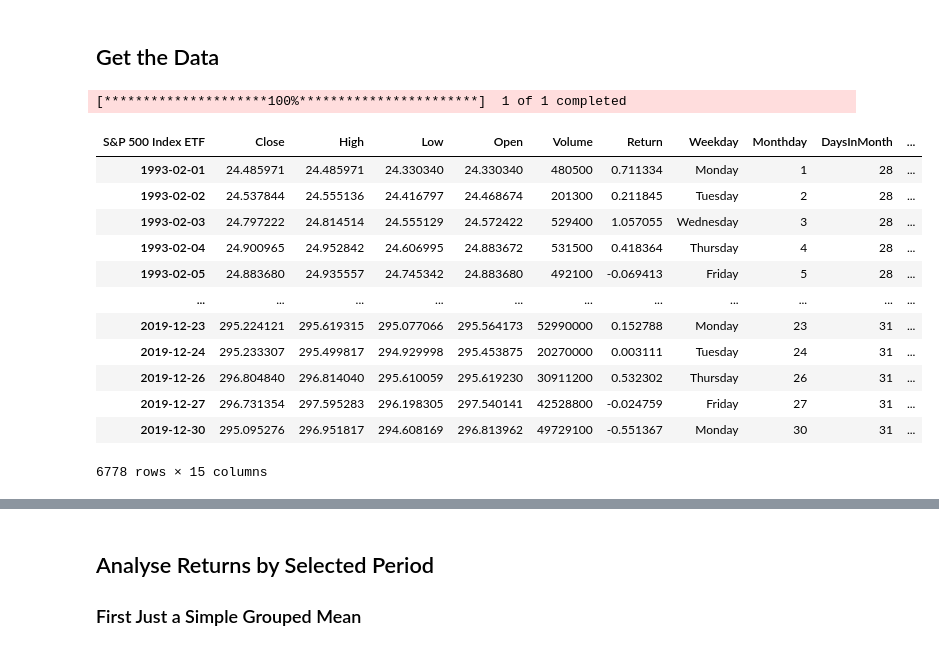
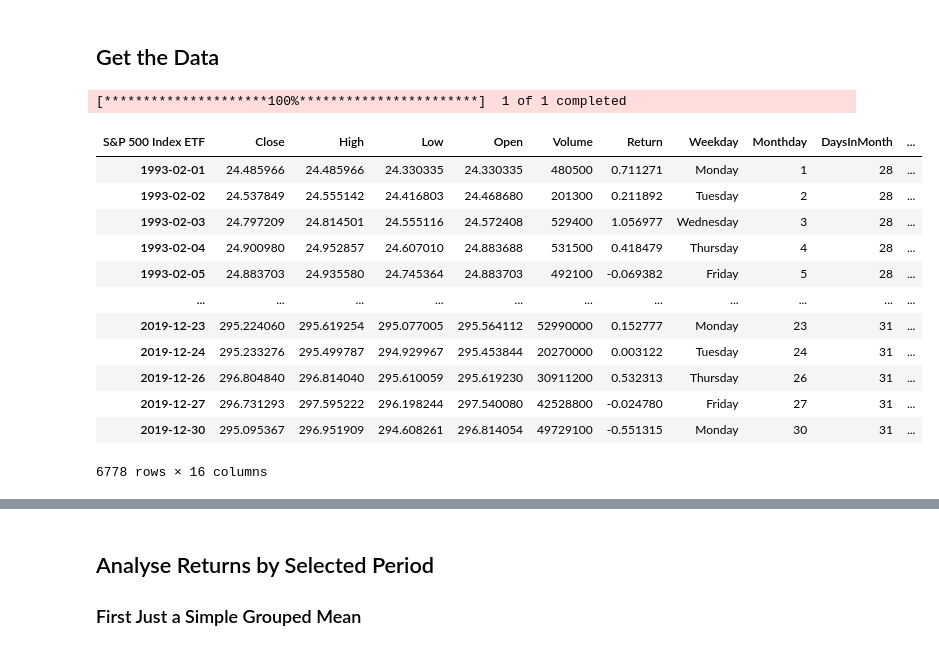
Before and after one commit to Farmhouse121/Financial-Data-Science-in-Python, a Jupyter notebook: Alphas/Market_Return_by_Dates.ipynb, the cells around one changed output, grey strips where cells are left out. Drawn from its saved outputs; the diff is of its cells as text; code cells hidden in the pictures.

```diff
--- a/Alphas/Market_Return_by_Dates.ipynb
+++ b/Alphas/Market_Return_by_Dates.ipynb
@@ -10,36 +5,37 @@ from my_library import *
 # %% [markdown]
 ## Get the Data
 # %%
-data,ticker_name=download(ticker:='SPY',start='1990-02-01',end='2019-12-31',auto_adjust=True).xs(ticker,axis=1,level=1),'S&P 500 Index ETF'
+data,ticker_name=download(ticker:='SPY',start='1929-01-01',end='2019-12-31',auto_adjust=True).xs(ticker,axis=1,level=1),'S&P 500 Index ETF'
 data['Return']=data['Close'].pct_change()*hundred
 data.columns.name=ticker_name
 data.dropna(inplace=True)
 data.index=list(map(lambda x:pd.Period(x,'D'),data.index))
 data['Weekday']=list(map(lambda x:x.strftime("%A"),data.index))
 data['Monthday']=data.index.day
 data['DaysInMonth']=list(map(lambda x:pd.Period(x,'M').daysinmonth,data.index))
 data['Month']=list(map(lambda x:x.strftime("%B"),data.index))
+data['Quarter']=list(map(lambda x:x.strftime("Q%q"),data.index))
 data['FirstPayment']=(data['Monthday']==1)|(data['Monthday'].shift(-1).isin([2,3,4]))&(data['Month']!=data['Month'].shift(-1))
 data['SecondPayment']=(data['Monthday']>=15)&(data['Monthday'].shift()<15)
 data['Payday']=(data['FirstPayment']|data['SecondPayment']).apply(lambda x:"Payday" if x else "Regular")
 data['Julian']=list(map(lambda x:float((x-data.index[0]).n),data.index))
 data['DaysSincePayment']=data['Julian']-(data['Julian']*data['Payday'].apply(lambda x:one if x=="Payday" else np.nan)).ffill()
 display(data)
 # %% [output]
 [*********************100%***********************]  1 of 1 completed
 | S&P 500 Index ETF | Close | High | Low | Open | Volume | Return | Weekday | Monthday | DaysInMonth | ... |
-| 1993-02-01 | 24.485971 | 24.485971 | 24.330340 | 24.330340 | 480500 | 0.711334 | Monday | 1 | 28 | ... |
-| 1993-02-02 | 24.537844 | 24.555136 | 24.416797 | 24.468674 | 201300 | 0.211845 | Tuesday | 2 | 28 | ... |
-| 1993-02-03 | 24.797222 | 24.814514 | 24.555129 | 24.572422 | 529400 | 1.057055 | Wednesday | 3 | 28 | ... |
-| 1993-02-04 | 24.900965 | 24.952842 | 24.606995 | 24.883672 | 531500 | 0.418364 | Thursday | 4 | 28 | ... |
-| 1993-02-05 | 24.883680 | 24.935557 | 24.745342 | 24.883680 | 492100 | -0.069413 | Friday | 5 | 28 | ... |
+| 1993-02-01 | 24.485966 | 24.485966 | 24.330335 | 24.330335 | 480500 | 0.711271 | Monday | 1 | 28 | ... |
+| 1993-02-02 | 24.537849 | 24.555142 | 24.416803 | 24.468680 | 201300 | 0.211892 | Tuesday | 2 | 28 | ... |
+| 1993-02-03 | 24.797209 | 24.814501 | 24.555116 | 24.572408 | 529400 | 1.056977 | Wednesday | 3 | 28 | ... |
+| 1993-02-04 | 24.900980 | 24.952857 | 24.607010 | 24.883688 | 531500 | 0.418479 | Thursday | 4 | 28 | ... |
+| 1993-02-05 | 24.883703 | 24.935580 | 24.745364 | 24.883703 | 492100 | -0.069382 | Friday | 5 | 28 | ... |
 | ... | ... | ... | ... | ... | ... | ... | ... | ... | ... | ... |
-| 2019-12-23 | 295.224121 | 295.619315 | 295.077066 | 295.564173 | 52990000 | 0.152788 | Monday | 23 | 31 | ... |
-| 2019-12-24 | 295.233307 | 295.499817 | 294.929998 | 295.453875 | 20270000 | 0.003111 | Tuesday | 24 | 31 | ... |
-| 2019-12-26 | 296.804840 | 296.814040 | 295.610059 | 295.619230 | 30911200 | 0.532302 | Thursday | 26 | 31 | ... |
-| 2019-12-27 | 296.731354 | 297.595283 | 296.198305 | 297.540141 | 42528800 | -0.024759 | Friday | 27 | 31 | ... |
-| 2019-12-30 | 295.095276 | 296.951817 | 294.608169 | 296.813962 | 49729100 | -0.551367 | Monday | 30 | 31 | ... |
+| 2019-12-23 | 295.224060 | 295.619254 | 295.077005 | 295.564112 | 52990000 | 0.152777 | Monday | 23 | 31 | ... |
+| 2019-12-24 | 295.233276 | 295.499787 | 294.929967 | 295.453844 | 20270000 | 0.003122 | Tuesday | 24 | 31 | ... |
+| 2019-12-26 | 296.804840 | 296.814040 | 295.610059 | 295.619230 | 30911200 | 0.532313 | Thursday | 26 | 31 | ... |
+| 2019-12-27 | 296.731293 | 297.595222 | 296.198244 | 297.540080 | 42528800 | -0.024780 | Friday | 27 | 31 | ... |
+| 2019-12-30 | 295.095367 | 296.951909 | 294.608261 | 296.814054 | 49729100 | -0.551315 | Monday | 30 | 31 | ... |
-6778 rows × 15 columns
+6778 rows × 16 columns
 # %%
 figure,plot=pl.subplots(figsize=(ten*GoldenRatio,ten))
 data['Return'].plot(ax=plot)
```
Also changed, not shown: parts of 8 cells of this notebook.
